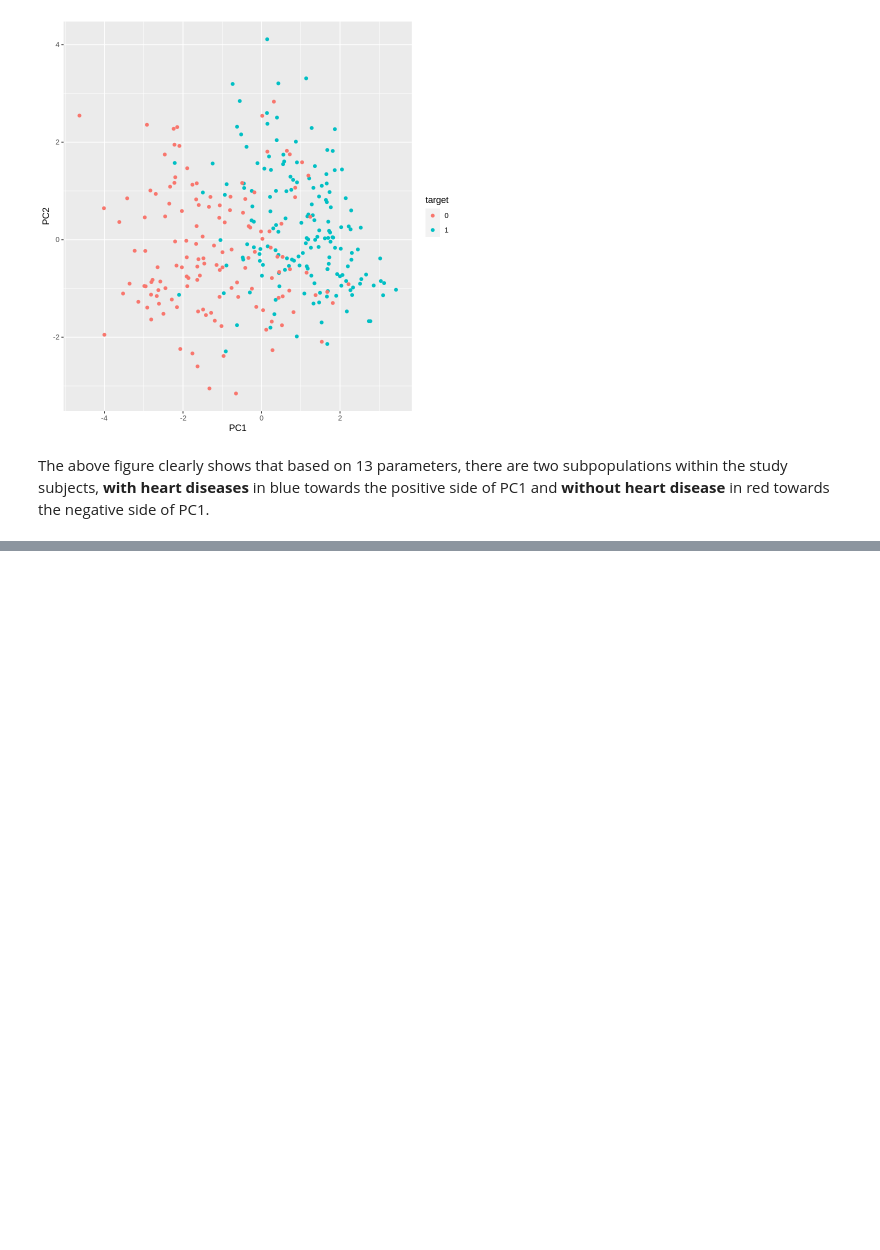
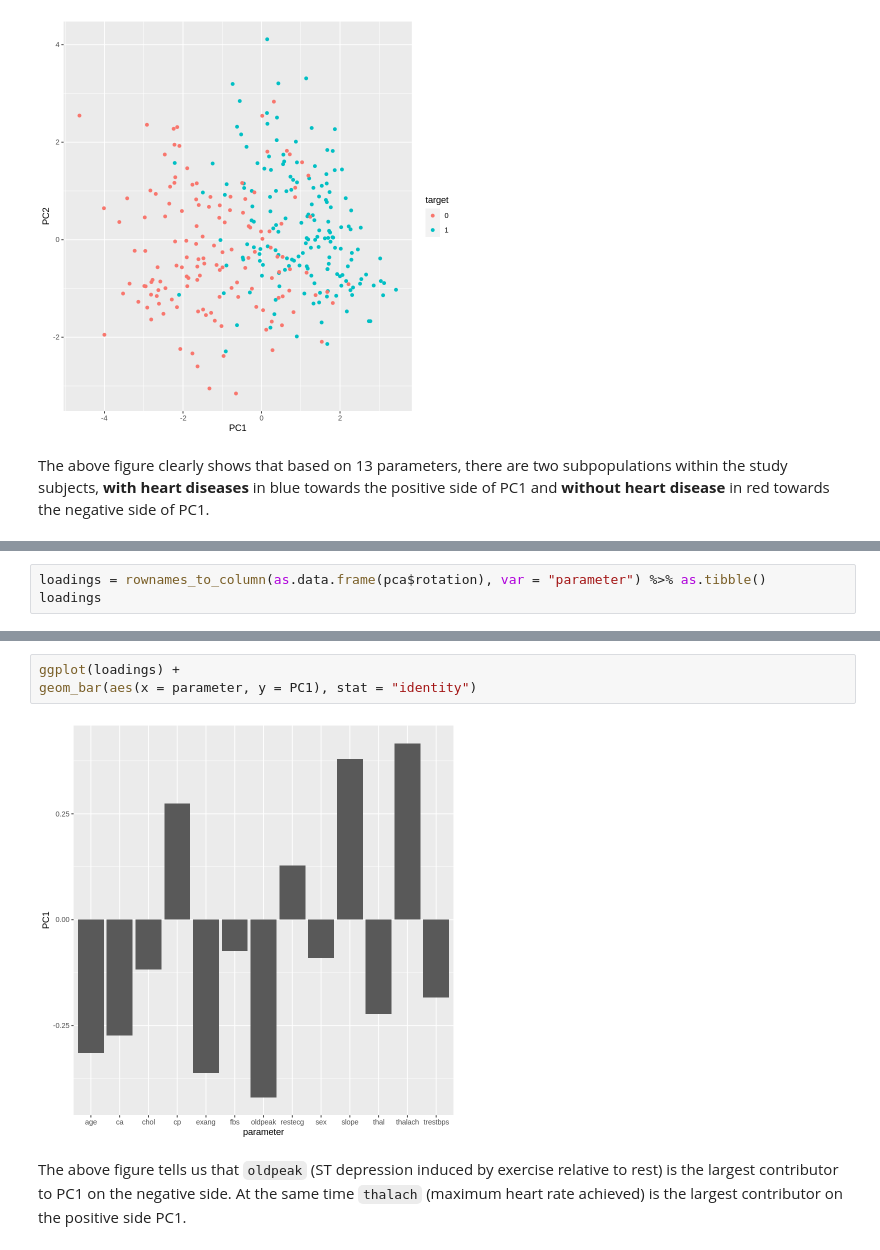
Before and after one commit to SaraAlKarimy/Notebooks, a Jupyter notebook: heart.ipynb, the cells around one changed output, grey strips where cells are left out. Saved outputs shown, nothing was run; the diff lists cells and outputs as text; blank space fills up the shorter version.

```diff
--- a/heart.ipynb
+++ b/heart.ipynb
@@ -196,0 +202,3 @@ The above figure clearly shows that based on 13 parameters, there are two subpop
+# %%
+loadings = rownames_to_column(as.data.frame(pca$rotation), var = "parameter") %>% as.tibble()
+loadings
@@ -196,0 +222,7 @@ The above figure clearly shows that based on 13 parameters, there are two subpop
+# %%
+ggplot(loadings) +
+geom_bar(aes(x = parameter, y = PC1), stat = "identity")
+# %% [output]
+[figure, added]
+# %% [markdown]
+The above figure tells us that `oldpeak` (ST depression induced by exercise relative to rest) is the largest contributor to PC1 on the negative side. At the same time `thalach` (maximum heart rate achieved) is the largest contributor on the positive side PC1.
```
Also changed, not shown: parts of 12 cells of this notebook.
